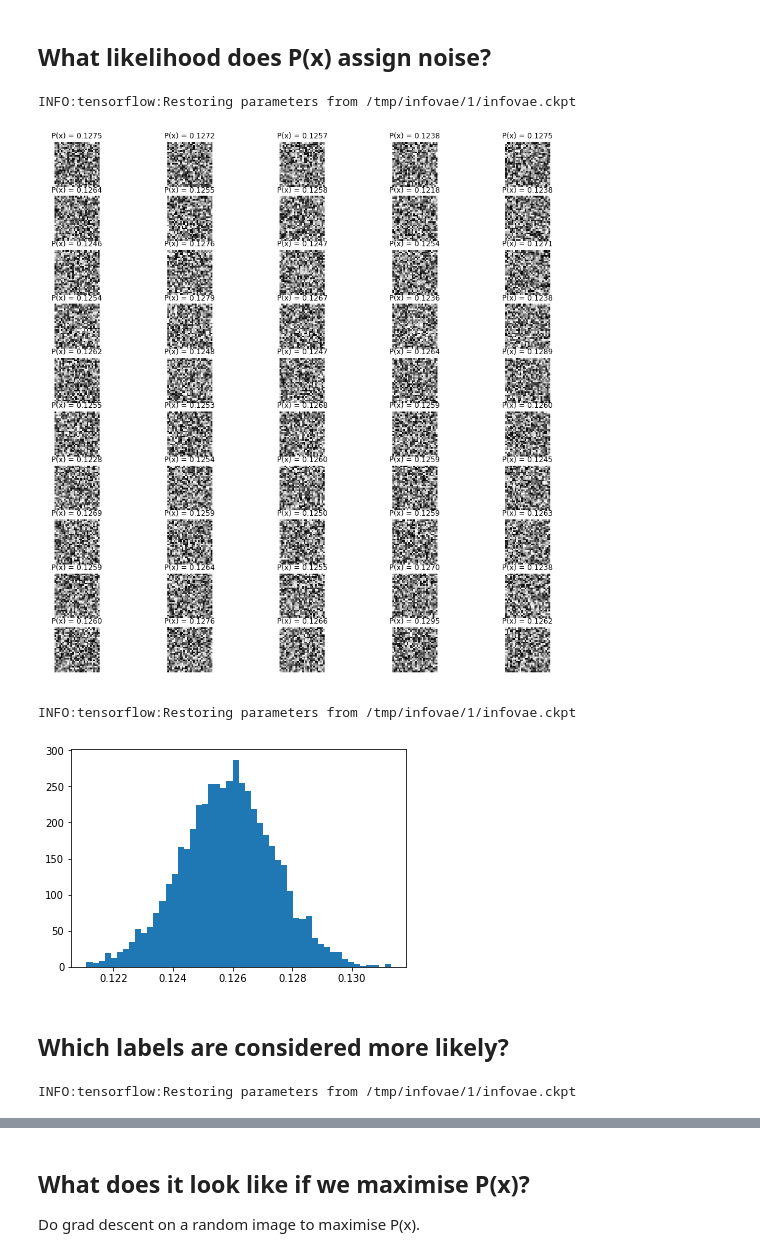
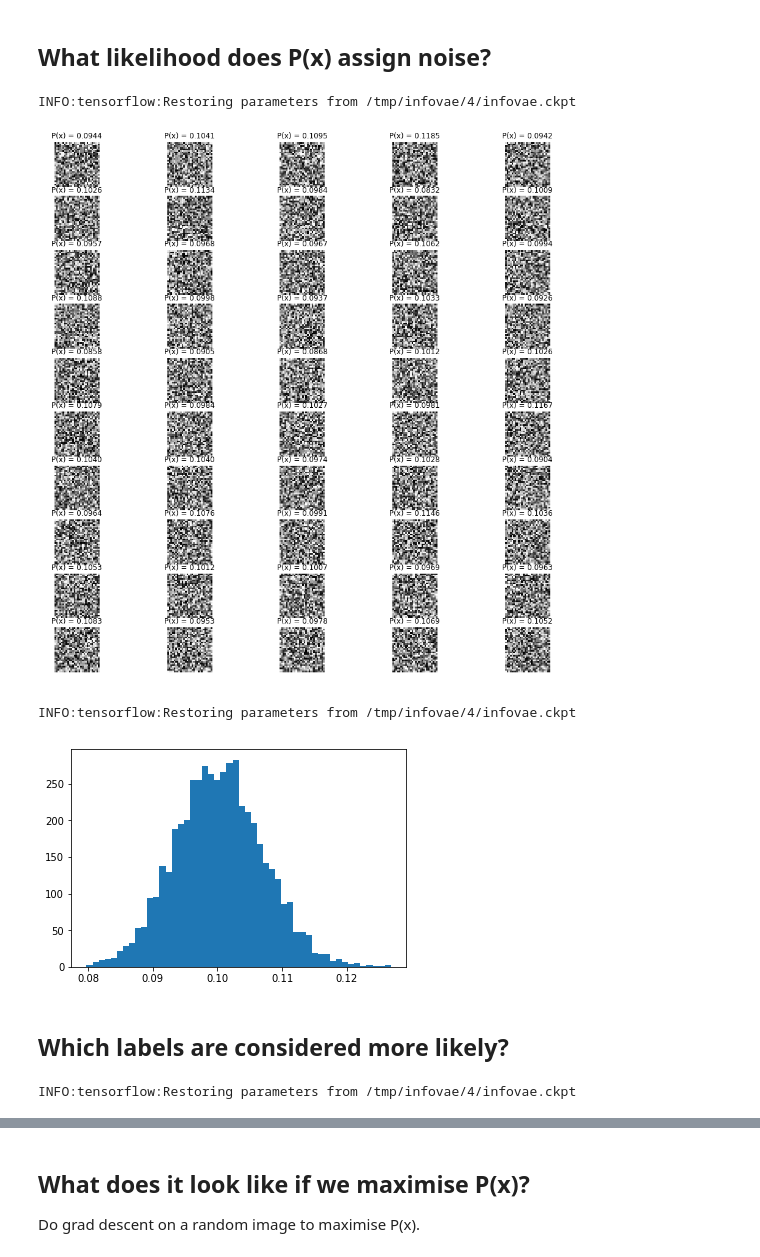
Before and after one commit to act65/mri-reconstruction, a Jupyter notebook: notebooks/vae-prior.ipynb, the cells around one changed output, grey strips where cells are left out. Saved outputs shown, nothing was run; the diff lists cells and outputs as text; code cells hidden in the pictures.

```diff
--- a/notebooks/vae-prior.ipynb
+++ b/notebooks/vae-prior.ipynb
@@ -21,5 +34,8 @@ nn = infovae.InfoVAE(1, 16, 3)
+# %%
+model_path = '/tmp/infovae/4/infovae.ckpt'
+nn = infovae.InfoVAE(12, 16, 4)
 # %%
-x = tf.placeholder(shape=[None, 28, 28, 1], dtype=tf.float32)
+x = tf.placeholder(shape=[None, 32, 32, 1], dtype=tf.float32)
 x_ = nn(x)
 # %%
 p = tf.exp(-0.5*tf.norm(tf.layers.flatten(nn.z), axis=1))/(tf.sqrt(2*tf.constant(np.pi)))
@@ -29,7 +45,7 @@ saver = tf.train.Saver()
 ## What likelihood does P(x) assign images in our dataset!?
 # %%
 with tf.Session() as sess:
-    saver.restore(sess, '/tmp/infovae/1/infovae.ckpt')
+    saver.restore(sess, model_path)
 
     batch_x, _ = mnist.train.next_batch(50)
     prob = sess.run(p, feed_dict={x: infovae.InfoVAE.preprocess(batch_x)})
@@ -48,11 +64,11 @@ for i, im in enumerate(batch_x):
 ## What likelihood does P(x) assign noise?
 # %%
 with tf.Session() as sess:
-    saver.restore(sess, '/tmp/infovae/1/infovae.ckpt')
+    saver.restore(sess, model_path)
     batch_x = np.random.random([50, 28, 28, 1])
     rnd_prob = sess.run(p, feed_dict={x: infovae.InfoVAE.preprocess(batch_x)})
 # %% [output]
-INFO:tensorflow:Restoring parameters from /tmp/infovae/1/infovae.ckpt
+INFO:tensorflow:Restoring parameters from /tmp/infovae/4/infovae.ckpt
 # %%
 plt.figure(figsize=(16,16))
 for i, im in enumerate(batch_x):
@@ -61,23 +77,23 @@ for i, im in enumerate(batch_x):
     plt.axis('off')
     plt.imshow(im.reshape((28,28)), interpolation='nearest', cmap='gray')
 # %% [output]
-[figure, old version]
+[figure, new version]
 # %%
 with tf.Session() as sess:
-    saver.restore(sess, '/tmp/infovae/1/infovae.ckpt')
+    saver.restore(sess, model_path)
 
     rnd_prob = np.array([sess.run(p, feed_dict={x: infovae.InfoVAE.preprocess(
         np.random.random([50, 28, 28, 1]))})
                 for _ in range(100)])
 _ = plt.hist(rnd_prob.reshape(-1), bins=50)
 # %% [output]
-INFO:tensorflow:Restoring parameters from /tmp/infovae/1/infovae.ckpt
+INFO:tensorflow:Restoring parameters from /tmp/infovae/4/infovae.ckpt
-[figure, old version]
+[figure, new version]
 # %% [markdown]
 ## Which labels are considered more likely?
 # %%
 with tf.Session() as sess:
-    saver.restore(sess, '/tmp/infovae/1/infovae.ckpt')
+    saver.restore(sess, model_path)
 
     for i in range(1000):
         batch_x, batch_l = mnist.train.next_batch(50)
@@ -90,7 +106,7 @@ with tf.Session() as sess:
             labels = np.hstack([labels, batch_l])
             probs = np.hstack([probs, prob])
 # %% [output]
-INFO:tensorflow:Restoring parameters from /tmp/infovae/1/infovae.ckpt
+INFO:tensorflow:Restoring parameters from /tmp/infovae/4/infovae.ckpt
 # %%
 plt.figure(figsize=(16,16))
 for i in range(10):
```
Also changed, not shown: parts of 7 cells of this notebook, 2 other files.
